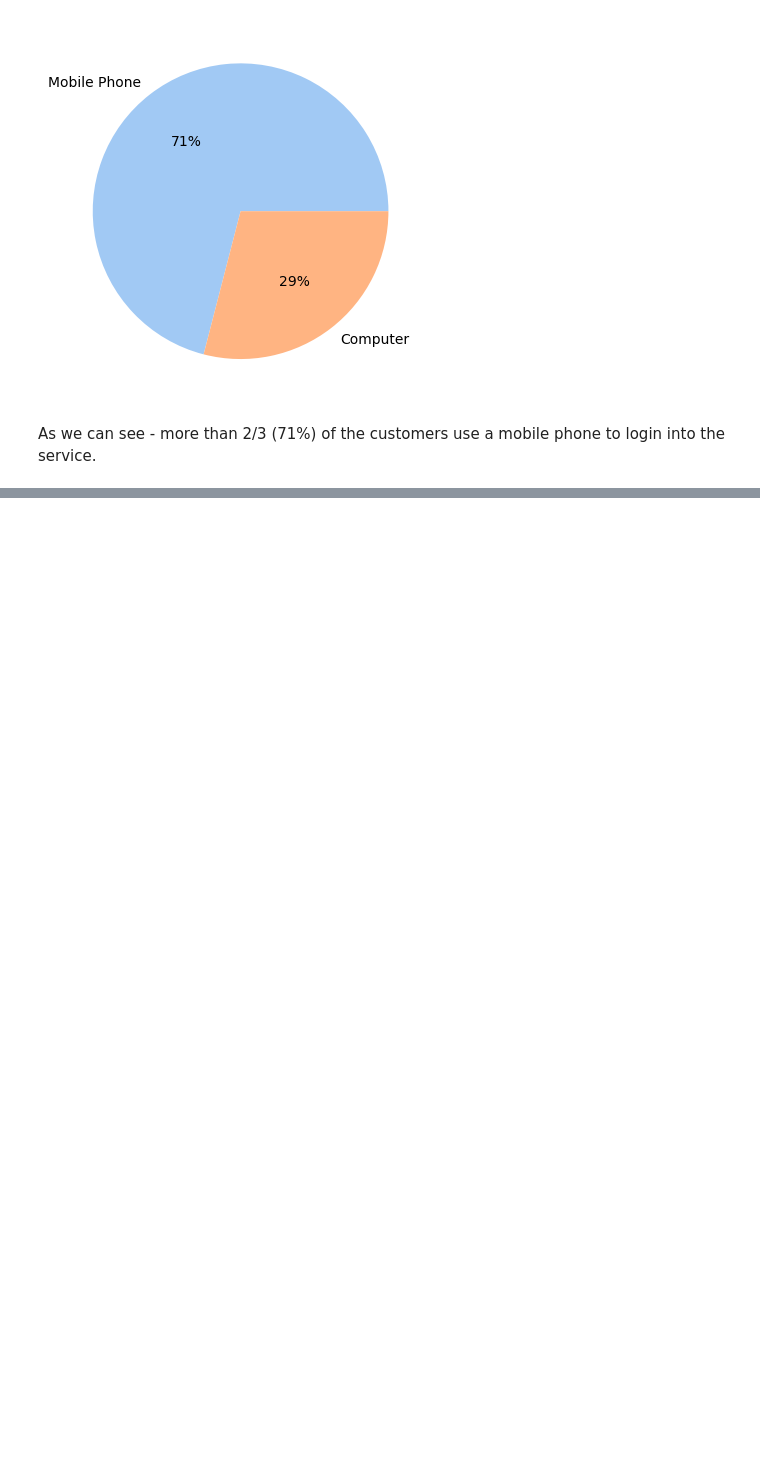
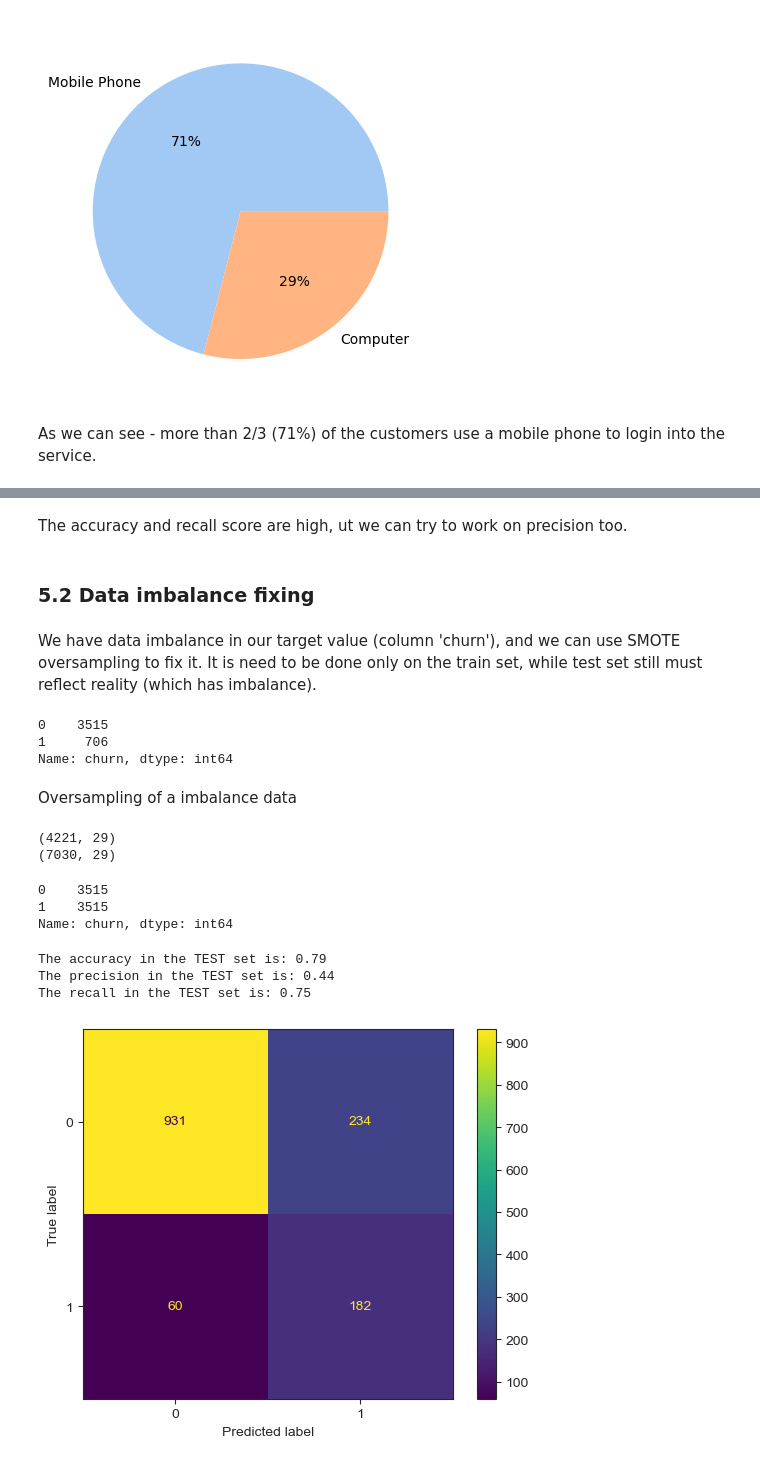
Before and after one commit to NovikovaJulia/mid-project, a Jupyter notebook: notebooks/Mid_Bootcamp_Project.ipynb, the cells around one changed output, grey strips where cells are left out. Cells and saved outputs as stored; diff of their text form; code cells hidden in the pictures; blank space fills up the shorter version.

```diff
--- a/notebooks/Mid_Bootcamp_Project.ipynb
+++ b/notebooks/Mid_Bootcamp_Project.ipynb
@@ -523,0 +663,52 @@ data.head()
+# %% [markdown]
+The accuracy and recall score are high, ut we can try to work on precision too.
+# %% [markdown]
+<h3>5.2 Data imbalance fixing</h3>
+# %% [markdown]
+We have data imbalance in our target value (column 'churn'), and we can use SMOTE oversampling to fix it.
+It is need to be done only on the train set, while test set still must reflect reality (which has imbalance).
+# %%
+X_train, X_test, y_train, y_test = train_test_split(X, y, random_state=0) # default test_size value is .2
+# %%
+y_train.value_counts()
+# %% [output]
+0    3515
+1     706
+Name: churn, dtype: int64
+# %% [markdown]
+Oversampling of a imbalance data
+# %%
+sm = SMOTE(random_state=100,k_neighbors=3)
+
+X_train_SMOTE,y_train_SMOTE = sm.fit_resample(X_train,y_train)
+# %%
+print(X_train.shape)
+print(X_train_SMOTE.shape)
+# %% [output]
+(4221, 29)
+(7030, 29)
+# %%
+y_train_SMOTE.value_counts()
+# %% [output]
+0    3515
+1    3515
+Name: churn, dtype: int64
+# %%
+lr = LogisticRegression(max_iter=1000)
+lr.fit(X_train_SMOTE, y_train_SMOTE)
+y_pred_test = lr.predict(X_test)
+
+print("The accuracy in the TEST set is: {:.2f}".format(accuracy_score(y_test,y_pred_test)))
+print("The precision in the TEST set is: {:.2f}".format(precision_score(y_test,y_pred_test)))
+print("The recall in the TEST set is: {:.2f}".format(recall_score(y_test,y_pred_test)))
+# %% [output]
+The accuracy in the TEST set is: 0.79
+The precision in the TEST set is: 0.44
+The recall in the TEST set is: 0.75
+# %%
+cm_test = confusion_matrix(y_test,y_pred_test)
+disp = ConfusionMatrixDisplay(confusion_matrix=cm_test, display_labels=lr.classes_)
+disp.plot()
+plt.show()
+# %% [output]
+[figure, added]
```
Also changed, not shown: parts of 62 cells of this notebook.
